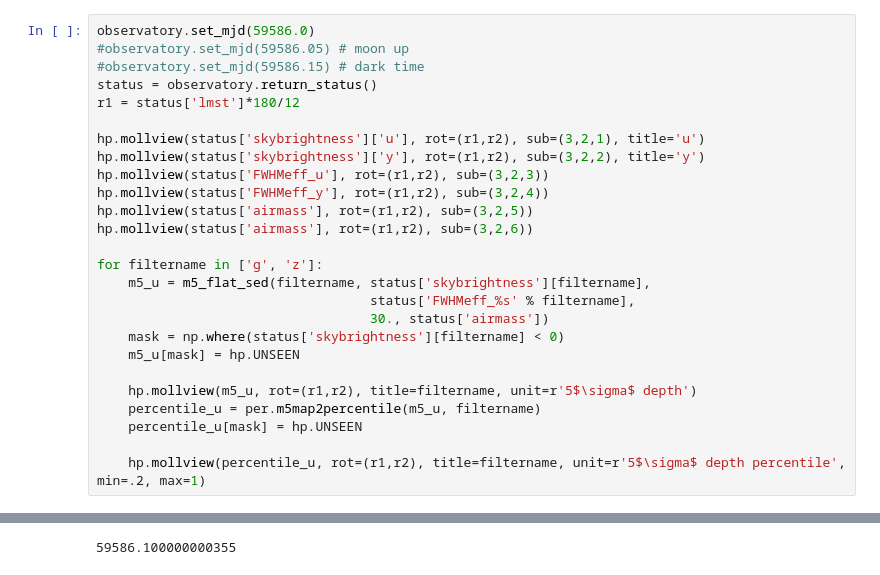
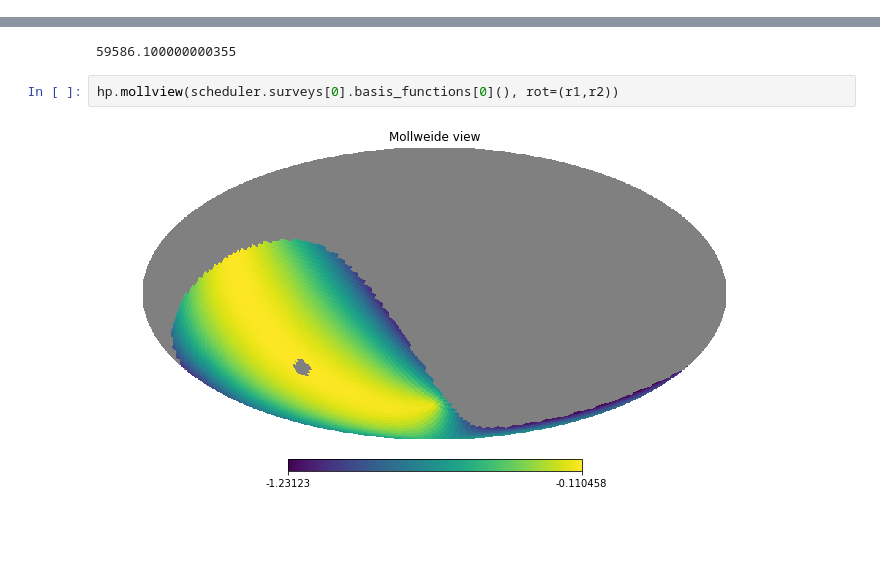
Before and after one commit to lsst-sims/legacy_sims_featureScheduler, a Jupyter notebook: examples/Standards/presentation_plots.ipynb, the cells around one changed output, grey strips where cells are left out. Saved outputs shown, nothing was run; the diff lists cells and outputs as text; blank space fills up the shorter version.

```diff
--- a/examples/Standards/presentation_plots.ipynb
+++ b/examples/Standards/presentation_plots.ipynb
@@ -110,26 +99,0 @@ array([ 59579.03472222,  59588.36805555])
-# %%
-observatory.set_mjd(59586.0)
-#observatory.set_mjd(59586.05) # moon up
-#observatory.set_mjd(59586.15) # dark time
-status = observatory.return_status()
-r1 = status['lmst']*180/12
-
-hp.mollview(status['skybrightness']['u'], rot=(r1,r2), sub=(3,2,1), title='u')
-hp.mollview(status['skybrightness']['y'], rot=(r1,r2), sub=(3,2,2), title='y')
-hp.mollview(status['FWHMeff_u'], rot=(r1,r2), sub=(3,2,3))
-hp.mollview(status['FWHMeff_y'], rot=(r1,r2), sub=(3,2,4))
-hp.mollview(status['airmass'], rot=(r1,r2), sub=(3,2,5))
-hp.mollview(status['airmass'], rot=(r1,r2), sub=(3,2,6))
-
-for filtername in ['g', 'z']:
-    m5_u = m5_flat_sed(filtername, status['skybrightness'][filtername],
-                                   status['FWHMeff_%s' % filtername],
-                                   30., status['airmass'])
-    mask = np.where(status['skybrightness'][filtername] < 0)
-    m5_u[mask] = hp.UNSEEN
-
-    hp.mollview(m5_u, rot=(r1,r2), title=filtername, unit=r'5$\sigma$ depth')
-    percentile_u = per.m5map2percentile(m5_u, filtername)
-    percentile_u[mask] = hp.UNSEEN
-
-    hp.mollview(percentile_u, rot=(r1,r2), title=filtername, unit=r'5$\sigma$ depth percentile', min=.2, max=1)
@@ -162,3 +118,7 @@ good
 mjds[122]
 # %% [output]
 59586.100000000355
+# %%
+hp.mollview(scheduler.surveys[0].basis_functions[0](), rot=(r1,r2))
+# %% [output]
+[figure, added]
```
Also changed, not shown: parts of 14 cells of this notebook, 5 other files.
